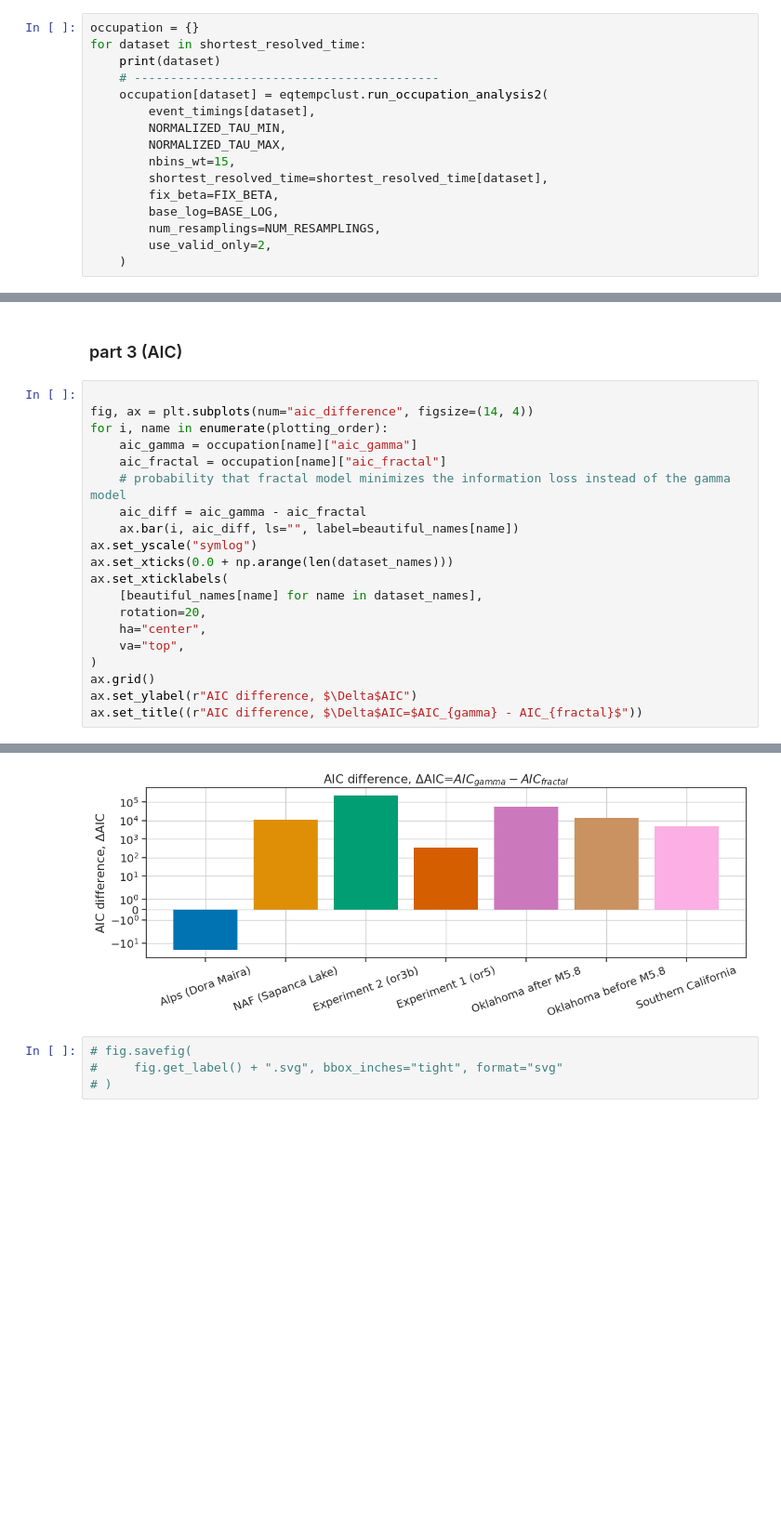
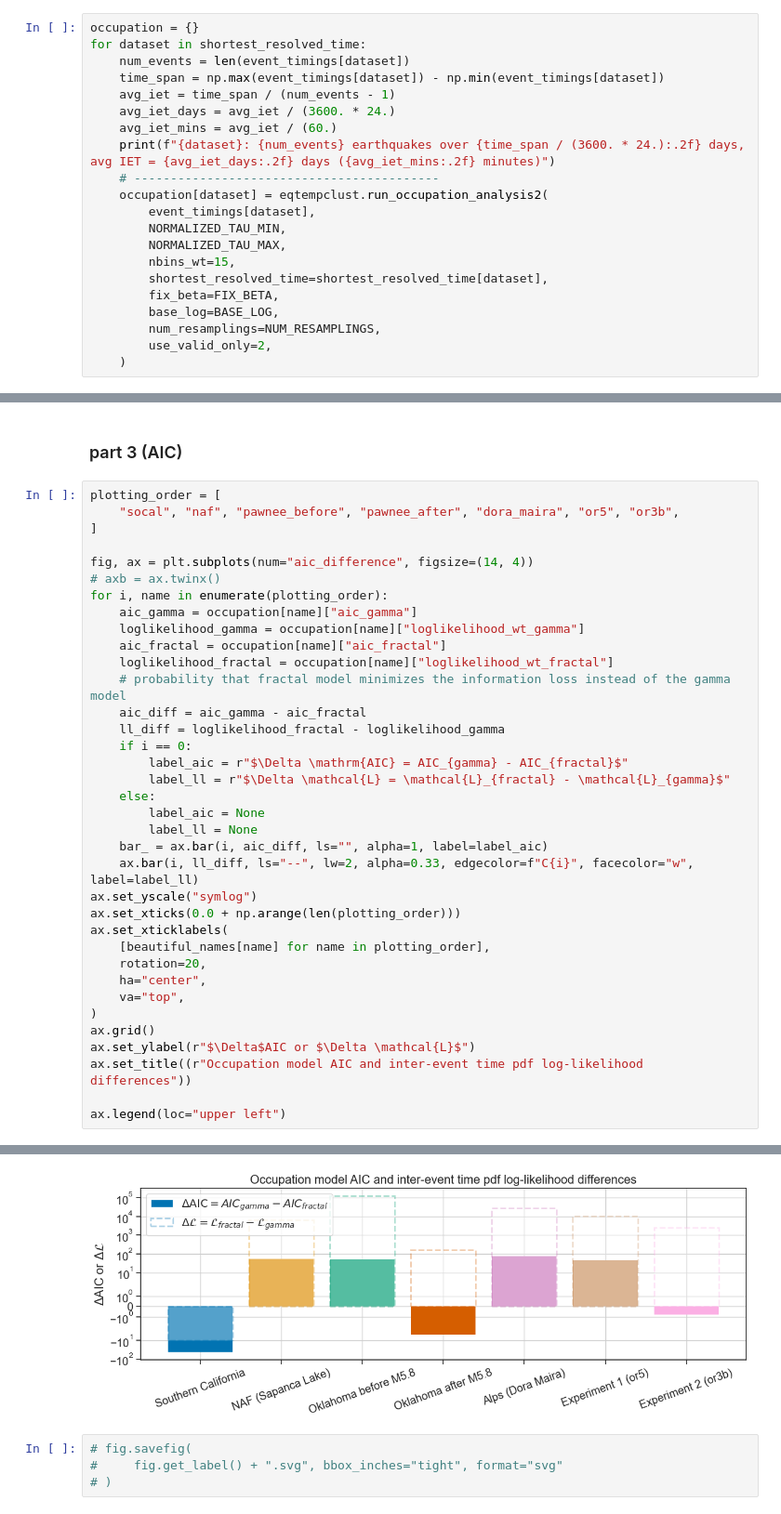
Before and after one commit to ebeauce/eqtempclust, a Jupyter notebook: notebooks/intro_GJI_Beauce_2025.ipynb, the cells around one changed output, grey strips where cells are left out. Shown at 93% size. Saved outputs shown, nothing was run; the diff lists cells and outputs as text; blank space fills up the shorter version.

```diff
--- a/notebooks/intro_GJI_Beauce_2025.ipynb
+++ b/notebooks/intro_GJI_Beauce_2025.ipynb
@@ -91,7 +84,12 @@ shortest_resolved_time["pawnee_after"] = 5.
 # %%
 occupation = {}
 for dataset in shortest_resolved_time:
-    print(dataset)
+    num_events = len(event_timings[dataset])
+    time_span = np.max(event_timings[dataset]) - np.min(event_timings[dataset])
+    avg_iet = time_span / (num_events - 1)
+    avg_iet_days = avg_iet / (3600. * 24.)
+    avg_iet_mins = avg_iet / (60.)
+    print(f"{dataset}: {num_events} earthquakes over {time_span / (3600. * 24.):.2f} days, avg IET = {avg_iet_days:.2f} days ({avg_iet_mins:.2f} minutes)")
     # ------------------------------------------
     occupation[dataset] = eqtempclust.run_occupation_analysis2(
         event_timings[dataset],
@@ -545,23 +533,39 @@ for i, ax in enumerate(axes):
 # %% [markdown]
 ### part 3 (AIC)
 # %%
+plotting_order = [
+    "socal", "naf", "pawnee_before", "pawnee_after", "dora_maira", "or5", "or3b",
+]
 
 fig, ax = plt.subplots(num="aic_difference", figsize=(14, 4))
+# axb = ax.twinx()
 for i, name in enumerate(plotting_order):
     aic_gamma = occupation[name]["aic_gamma"]
+    loglikelihood_gamma = occupation[name]["loglikelihood_wt_gamma"]
     aic_fractal = occupation[name]["aic_fractal"]
+    loglikelihood_fractal = occupation[name]["loglikelihood_wt_fractal"]
     # probability that fractal model minimizes the information loss instead of the gamma model
     aic_diff = aic_gamma - aic_fractal
-    ax.bar(i, aic_diff, ls="", label=beautiful_names[name])
+    ll_diff = loglikelihood_fractal - loglikelihood_gamma
+    if i == 0:
+        label_aic = r"$\Delta \mathrm{AIC} = AIC_{gamma} - AIC_{fractal}$"
+        label_ll = r"$\Delta \mathcal{L} = \mathcal{L}_{fractal} - \mathcal{L}_{gamma}$"
+    else:
+        label_aic = None
+        label_ll = None
+    bar_ = ax.bar(i, aic_diff, ls="", alpha=1, label=label_aic)
+    ax.bar(i, ll_diff, ls="--", lw=2, alpha=0.33, edgecolor=f"C{i}", facecolor="w", label=label_ll)
 ax.set_yscale("symlog")
-ax.set_xticks(0.0 + np.arange(len(dataset_names)))
+ax.set_xticks(0.0 + np.arange(len(plotting_order)))
 ax.set_xticklabels(
-    [beautiful_names[name] for name in dataset_names],
+    [beautiful_names[name] for name in plotting_order],
     rotation=20,
     ha="center",
     va="top",
 )
 ax.grid()
-ax.set_ylabel(r"AIC difference, $\Delta$AIC")
-ax.set_title((r"AIC difference, $\Delta$AIC=$AIC_{gamma} - AIC_{fractal}$"))
+ax.set_ylabel(r"$\Delta$AIC or $\Delta \mathcal{L}$")
+ax.set_title((r"Occupation model AIC and inter-event time pdf log-likelihood differences"))
+
+ax.legend(loc="upper left")
 # %% [output]
@@ -569,4 +573,4 @@ Text(0.5, 1.0, 'AIC difference, $\\Delta$AIC=$AIC_{gamma} - AIC_{fractal}$')
-[figure, old version]
+[figure, new version]
 # %%
 # fig.savefig(
 #     fig.get_label() + ".svg", bbox_inches="tight", format="svg"
```
Also changed, not shown: parts of 12 cells of this notebook.
